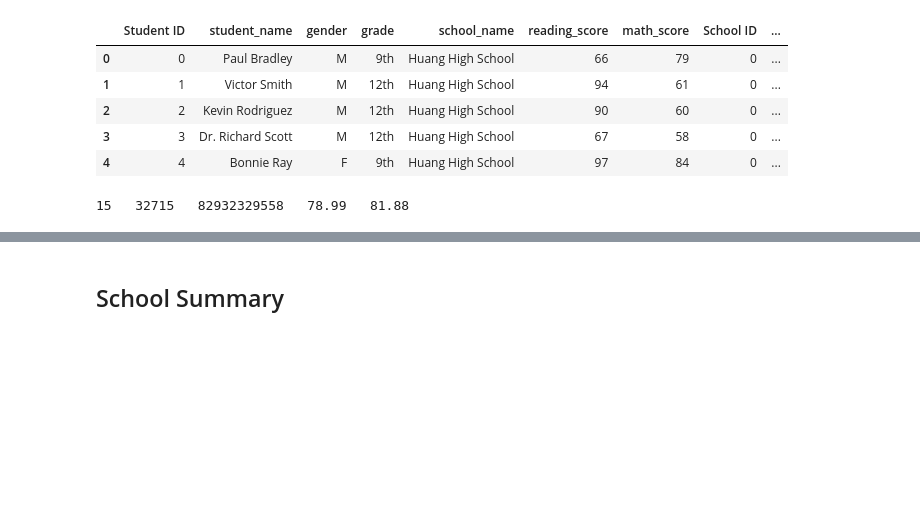
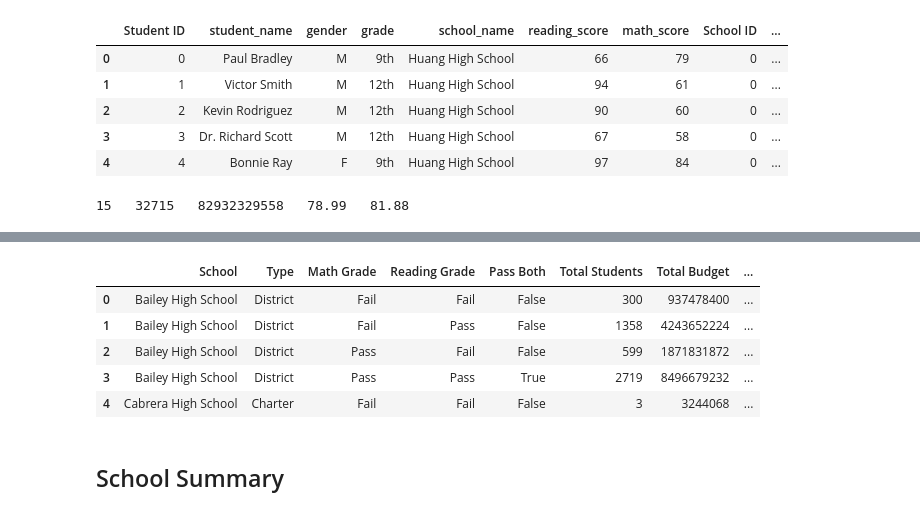
Before and after one commit to darrenlefort/Pandas-Challenge, a Jupyter notebook: PyCitySchools/PyCitySchools.ipynb, the cells around one changed output, grey strips where cells are left out. Saved outputs shown, nothing was run; the diff lists cells and outputs as text; code cells hidden in the pictures; blank space fills up the shorter version.

```diff
--- a/PyCitySchools/PyCitySchools.ipynb
+++ b/PyCitySchools/PyCitySchools.ipynb
@@ -86,3 +109,13 @@ district_summ
+# %%
+school_summ["Math Score"] = school_summ["Math Grade"].apply(lambda x: school_summ["Total Students"] if x == "Pass" else 0)
+school_summ.head()
+# %% [output]
+|  | School | Type | Math Grade | Reading Grade | Pass Both | Total Students | Total Budget | ... |
+| 0 | Bailey High School | District | Fail | Fail | False | 300 | 937478400 | ... |
+| 1 | Bailey High School | District | Fail | Pass | False | 1358 | 4243652224 | ... |
+| 2 | Bailey High School | District | Pass | Fail | False | 599 | 1871831872 | ... |
+| 3 | Bailey High School | District | Pass | Pass | True | 2719 | 8496679232 | ... |
+| 4 | Cabrera High School | Charter | Fail | Fail | False | 3 | 3244068 | ... |
 # %% [markdown]
 ## School Summary
 # %% [markdown]
```
Also changed, not shown: parts of 4 cells of this notebook.
